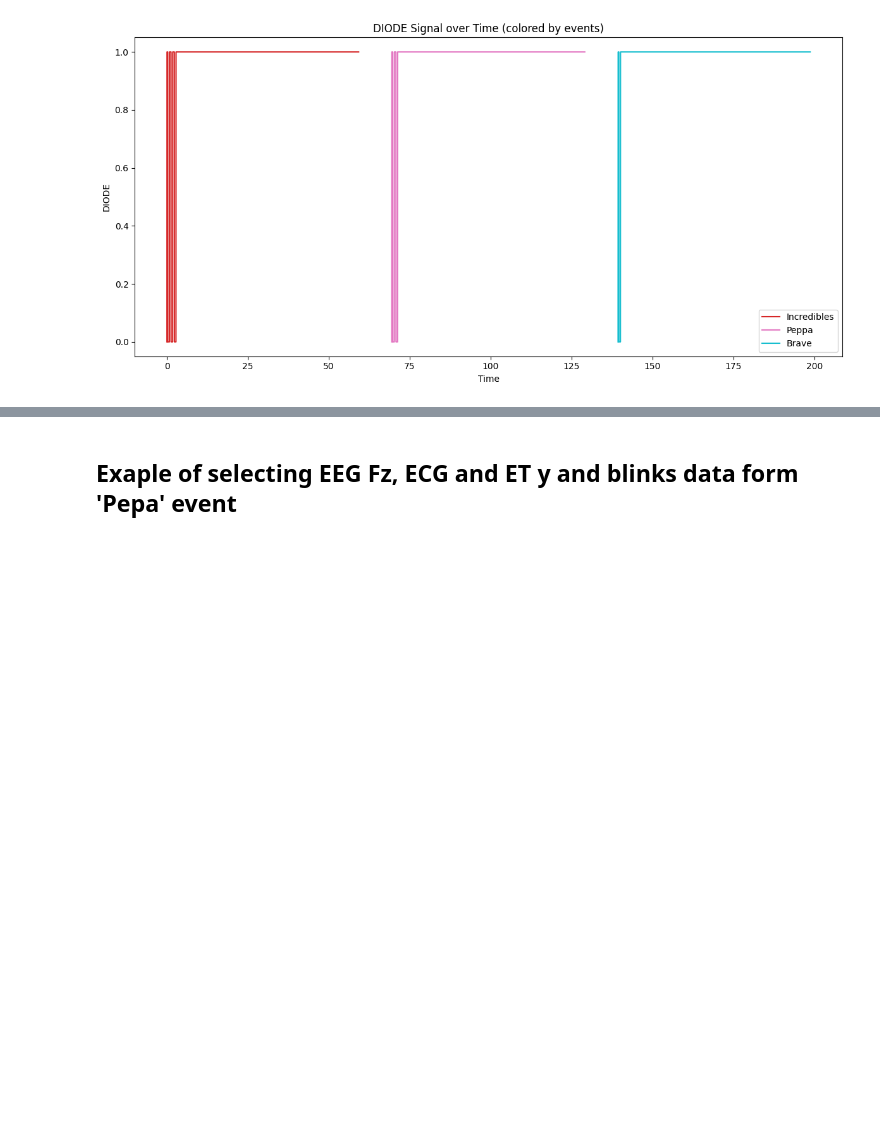
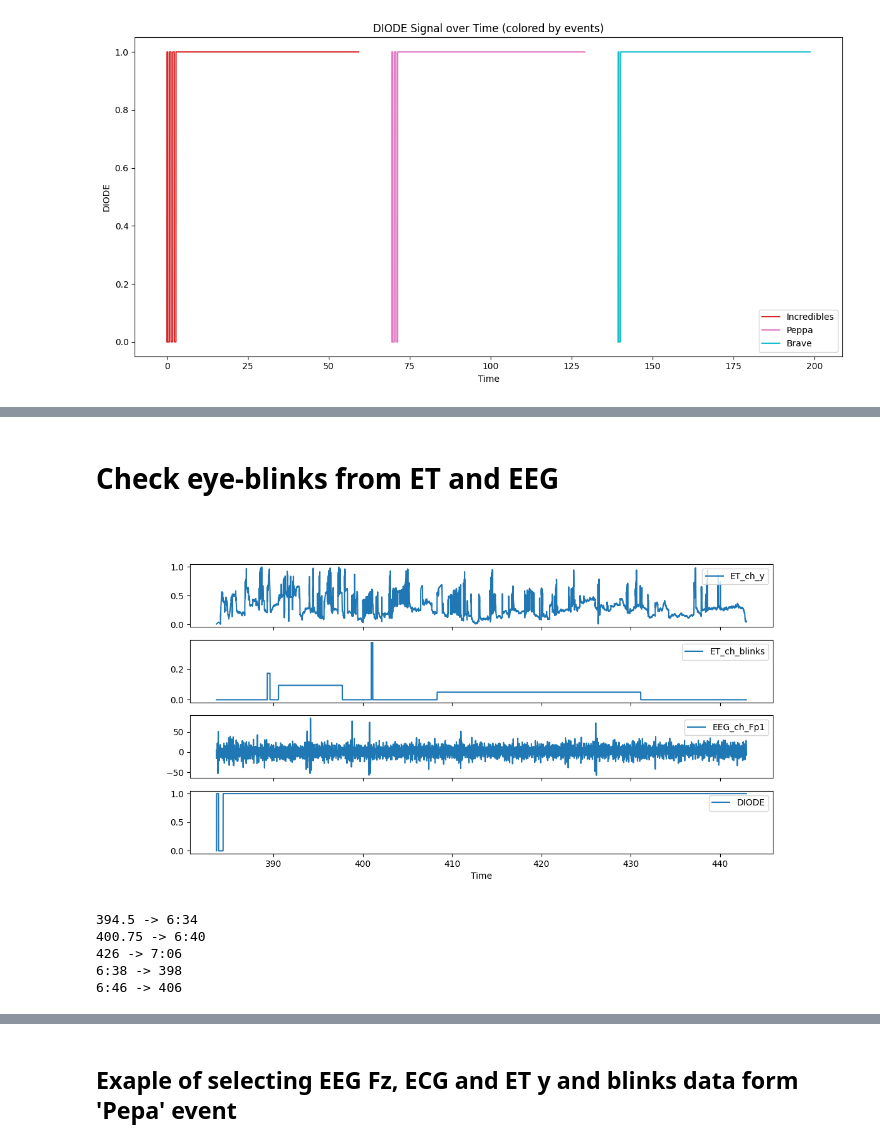
Before and after one commit to SYNCC-IN/hyperscanning-signal-analysis, a Jupyter notebook: scripts/EEG_ECG_ET_demo_01.ipynb, the cells around one changed output, grey strips where cells are left out. Cells and saved outputs as stored; diff of their text form; code cells hidden in the pictures; blank space fills up the shorter version.

```diff
--- a/scripts/EEG_ECG_ET_demo_01.ipynb
+++ b/scripts/EEG_ECG_ET_demo_01.ipynb
@@ -172,0 +126,49 @@ plt.show()
+# %% [markdown]
+# Check eye-blinks from ET and EEG
+# %%
+%matplotlib widget
+data_selected = mmd.data[(mmd.data.events == 'Brave')]
+t0 = 244.283 #start time of the event in sec in the ET data
+fig, ax = plt.subplots(figsize=(12, 6),sharex=True, sharey=False,nrows=4)
+#ax[0].plot(data_selected['time'], data_selected['ET_cg_y'], linestyle='-', label='ET_cg_x')
+#ax[1].plot(data_selected['time'], data_selected['ET_cg_blinks'], linestyle='-', label='ET_cg_blinks')
+#ax[2].plot(data_selected['time'], data_selected['EEG_cg_Fp1'], linestyle='-', label='EEG_cg_Fp1')
+
+ax[0].plot(t0+data_selected['time'], data_selected['ET_ch_y'], linestyle='-', label='ET_ch_y')
+ax[1].plot(t0+data_selected['time'], data_selected['ET_ch_blinks'], linestyle='-', label='ET_ch_blinks')
+ax[2].plot(t0+data_selected['time'], data_selected['EEG_ch_Fp1'], linestyle='-', label='EEG_ch_Fp1')
+ax[0].legend()
+ax[1].legend()
+ax[2].legend()
+ax[3].plot(t0+data_selected['time'], data_selected['DIODE'], linestyle='-', label='DIODE')
+ax[3].legend()
+#plt.xlim(268,270) incredibles blink
+
+
+
+plt.xlabel('Time')
+plt.show()
+# %% [output]
+[figure, added]
+# %%
+#convert time in sec to min:sec
+def sec_to_minsec(seconds):
+    minutes = int(seconds // 60)
+    secs = int(seconds % 60)
+    print(f"{seconds} -> {minutes}:{secs:02d}")
+#convert time in min:sec to sec
+def minsec_to_sec(minsec):
+    minutes, secs = map(int, minsec.split(':'))
+    print(f'{minsec} -> {minutes * 60 + secs}')
+
+sec_to_minsec(394.5)
+sec_to_minsec(400.75)
+sec_to_minsec(426)
+minsec_to_sec('6:38')
+minsec_to_sec('6:46')
+# %% [output]
+394.5 -> 6:34
+400.75 -> 6:40
+426 -> 7:06
+6:38 -> 398
+6:46 -> 406
```
Also changed, not shown: parts of 13 cells of this notebook, 2 other files.
